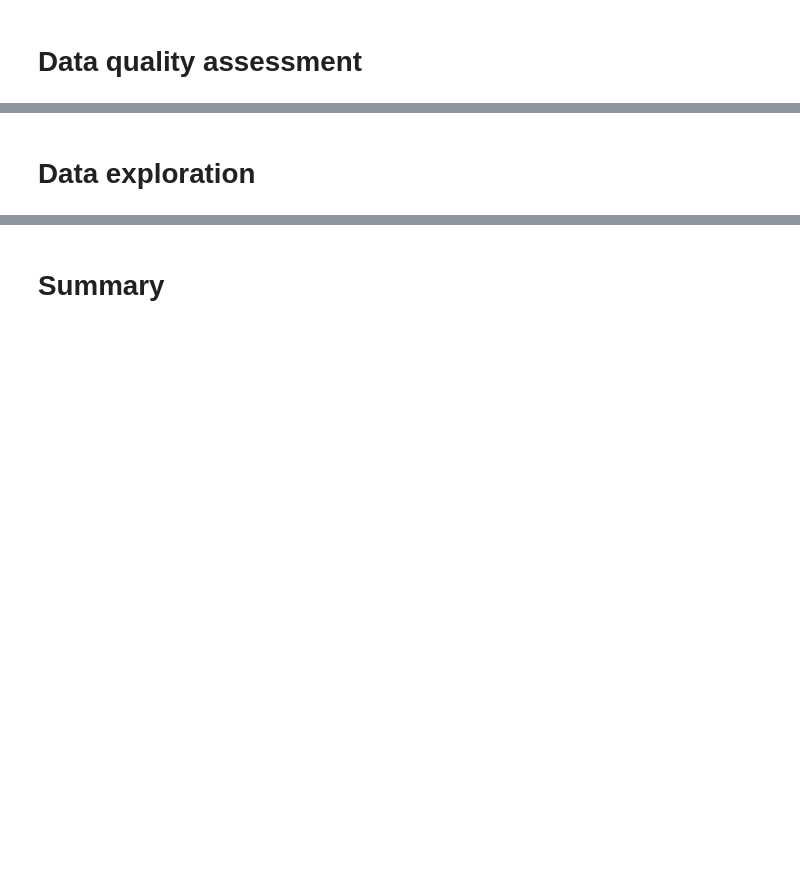
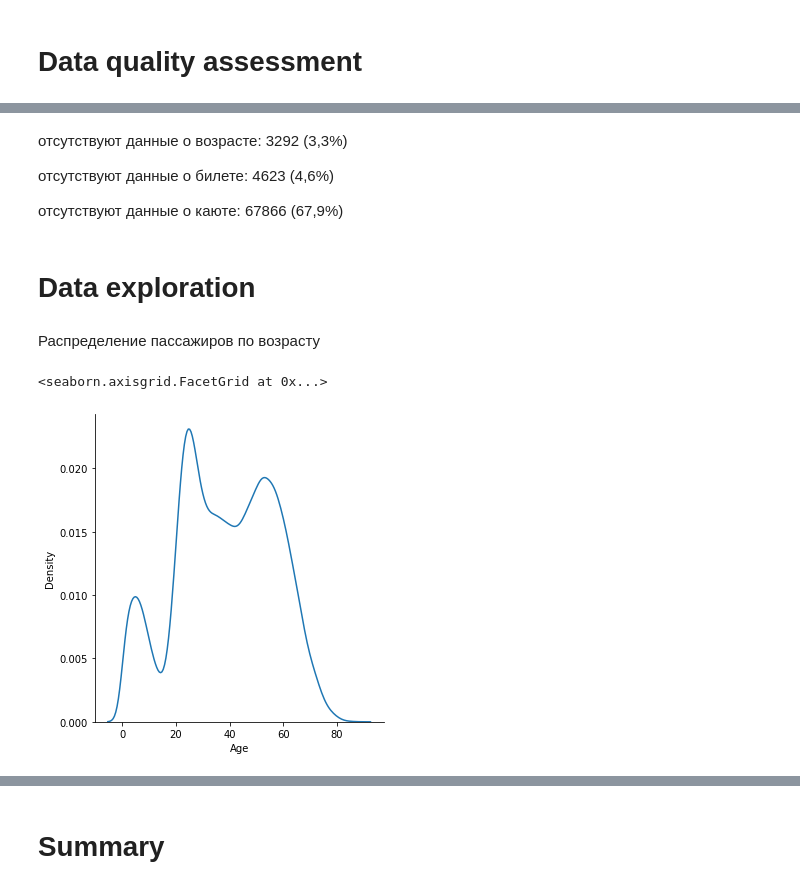
Before and after one commit to LaSegadora/rsschool_2_data_exploration, a Jupyter notebook: eda.ipynb, the cells around one changed output, grey strips where cells are left out. Cells and saved outputs as stored; diff of their text form; code cells hidden in the pictures; blank space fills up the shorter version.

```diff
--- a/eda.ipynb
+++ b/eda.ipynb
@@ -136,2 +42,15 @@ sns.catplot(x='Pclass',hue='Sex',col='Survived',data=data,kind='count')
+# %% [markdown]
+отсутствуют данные о возрасте: 3292 (3,3%)
+
+отсутствуют данные о билете: 4623 (4,6%)
+
+отсутствуют данные о каюте: 67866 (67,9%)
 # %% [markdown]
 # Data exploration
+# %% [markdown]
+Распределение пассажиров по возрасту
+# %%
+sns.displot(data=data,x='Age',kind='kde')
+# %% [output]
+<seaborn.axisgrid.FacetGrid at 0x...>
+[figure, added]
```
Also changed, not shown: parts of 58 cells of this notebook.
